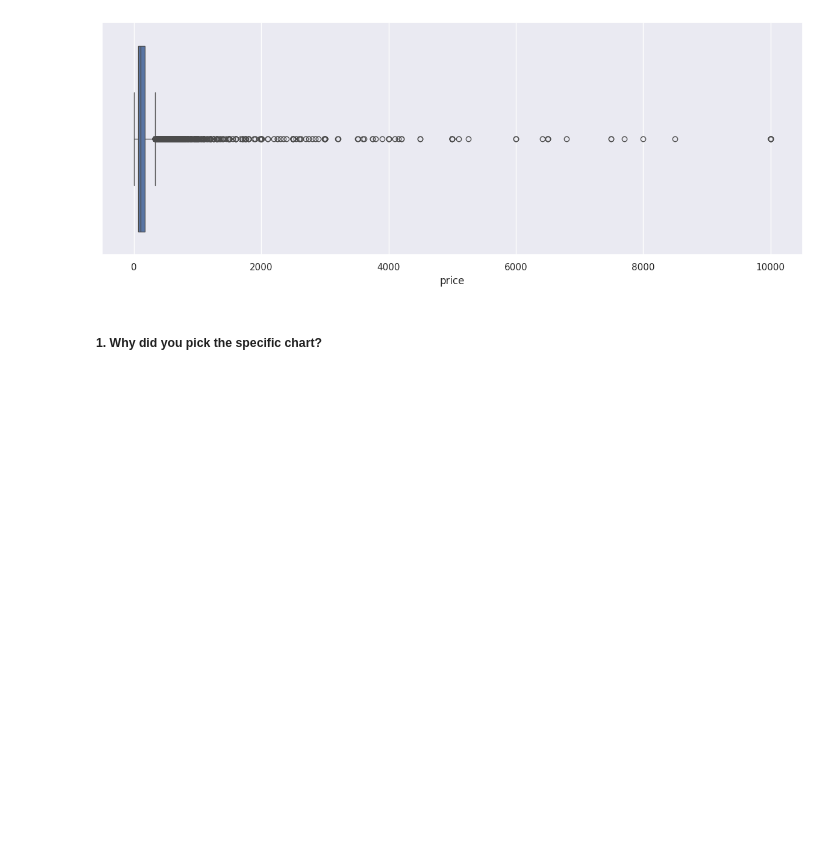
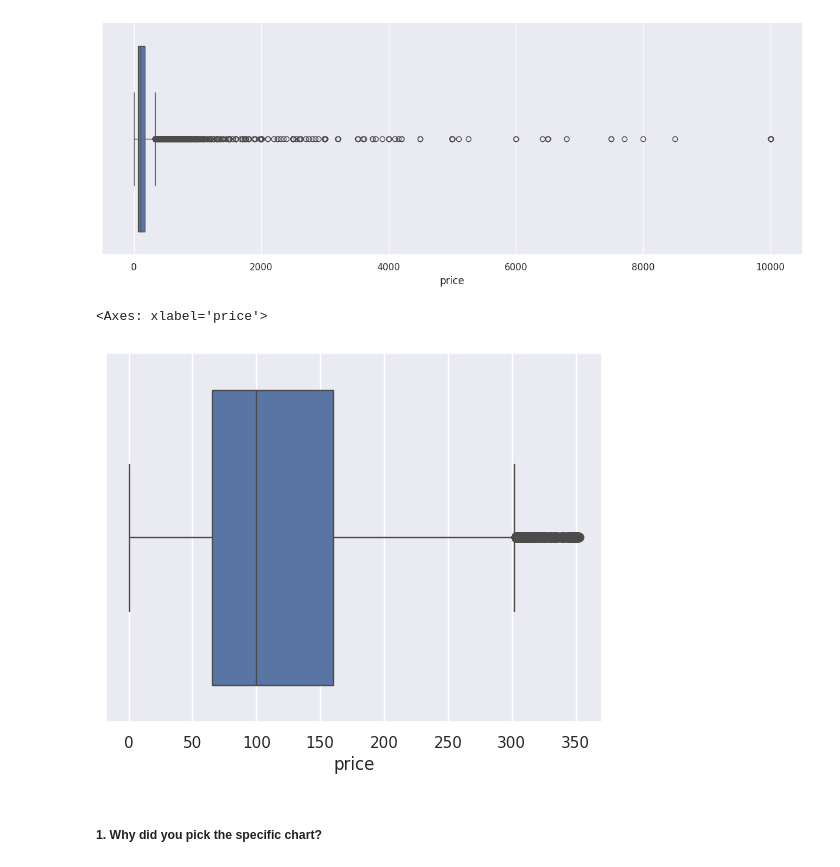
Before and after one commit to Hercules2310/E_D_A, a Jupyter notebook: EDA_AIR_BNB.ipynb, the cells around one changed output. Drawn from its saved outputs; the diff is of its cells as text; code cells hidden in the pictures; blank space fills up the shorter version.

```diff
--- a/EDA_AIR_BNB.ipynb
+++ b/EDA_AIR_BNB.ipynb
@@ -368,6 +368,11 @@ sns.boxplot(data=df,x='price')
 # %% [output]
 <Axes: xlabel='price'>
 [figure]
+# %%
+sns.boxplot(data=df[df['price']<df['price'].quantile(0.95)],x='price')
+# %% [output]
+<Axes: xlabel='price'>
+[figure, added]
 # %% [markdown]
 ##### 1. Why did you pick the specific chart?
 # %% [markdown]
```
Also changed, not shown: parts of 15 cells of this notebook.
